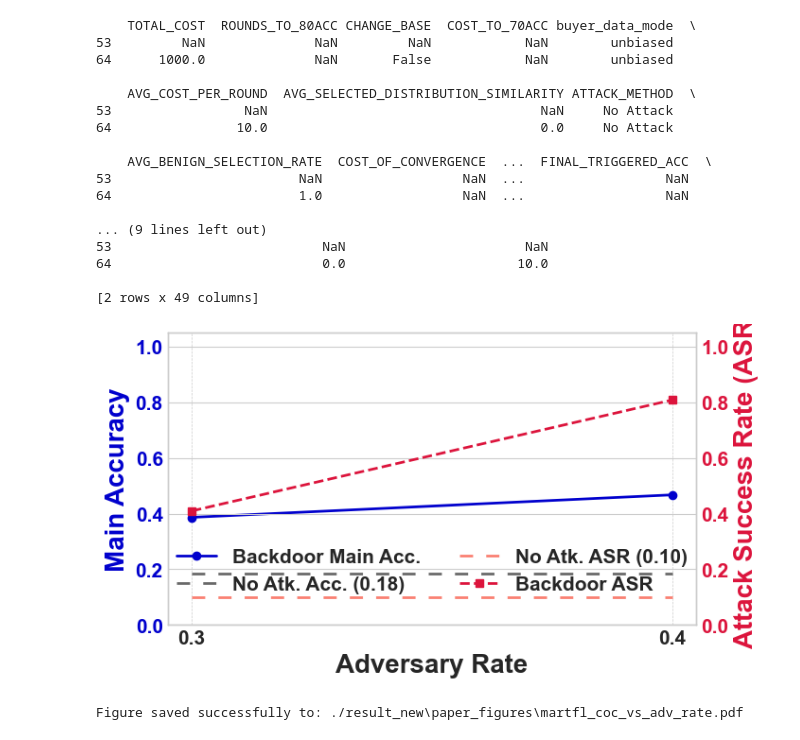
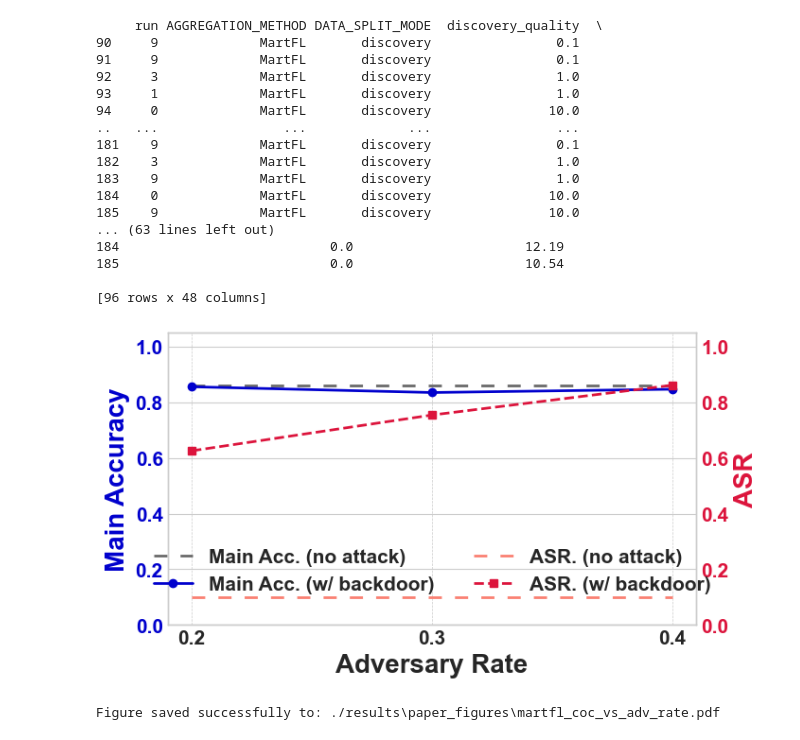
Before and after one commit to szyszyzys/poison_data_valuation, a Jupyter notebook: visual_results.ipynb, the cells around one changed output. Saved outputs shown, nothing was run; the diff lists cells and outputs as text; code cells hidden in the pictures.

```diff
--- a/visual_results.ipynb
+++ b/visual_results.ipynb
@@ -5,7 +5,7 @@ import pandas as pd
 import seaborn as sns
 
 # --- Configuration ---
-OUTPUT_DIR = "./result_new"  # Or your actual path
+OUTPUT_DIR = "./results"  # Or your actual path
 # TARGET_ACCURACY_COC = 0.8 # Not used in Gini/Selection plots, but good to have if other plots use it
 
 # --- Helper Function for Preprocessing ---
@@ -89,7 +89,7 @@ FLOAT_PRECISIONS = {
 
 CATEGORICAL_MAPPINGS = {
     'ATTACK_METHOD': {
-        'single': 'Data Poison',
+        'single': 'Backdoor',
         np.nan: 'No Attack',  # Handles empty cells in CSV read as pandas NaN
         'None': 'No Attack',   # Handles cells with string 'None'
         'no_attack': 'No Attack' # Handles cells with string 'no_attack'
@@ -412,7 +412,7 @@ from matplotlib.lines import Line2D  # For custom legend
 if not summary_df_avg.empty:
     # --- Data Preparation ---
     plot_data = summary_df_avg.copy()
-    plot_data = plot_data[plot_data['DATASET'] == TARGET_DATASET]
+    # plot_data = plot_data[plot_data['DATASET'] == TARGET_DATASET]
     no_attack_perf = plot_data[plot_data['ATTACK_METHOD'] == 'No Attack'].copy()
     print(no_attack_perf)
     if not no_attack_perf.empty:
@@ -423,7 +423,7 @@ if not summary_df_avg.empty:
         no_attack_avg_asr = np.nan
 
     backdoor_attack_filtered = plot_data[
-        (plot_data['attack_objective'] == 'Backdoor') &
+        # (plot_data['ATTACK_METHOD'] == 'Backdoor') &
         (plot_data['ADV_RATE'].isin(adv_rates_to_plot_on_x_for_attack))
         ].copy()
 
@@ -463,7 +463,7 @@ if not summary_df_avg.empty:
         ax1.hlines(y=no_attack_avg_acc, xmin=x_min_for_no_attack_line, xmax=x_max_for_no_attack_line,
                    color=no_attack_acc_color, linestyle=(0, (5, 5)), linewidth=LINE_WIDTH)  # Dash-dot style
         legend_elements.append(Line2D([0], [0], color=no_attack_acc_color, linestyle=(0, (5, 5)), lw=LINE_WIDTH,
-                                      label=f'No Atk. Acc. ({no_attack_avg_acc:.2f})'))
+                                      label=f'Main Acc. (no attack)'))
 
     # 2. Plot "Backdoor" Main Accuracy
     if not backdoor_attack_avg_perf.empty:
@@ -471,7 +471,7 @@ if not summary_df_avg.empty:
                  color=main_acc_color_attack, linestyle='-', marker='o',
                  linewidth=LINE_WIDTH, markersize=MARKER_SIZE)
         legend_elements.append(Line2D([0], [0], color=main_acc_color_attack, linestyle='-', marker='o', lw=LINE_WIDTH,
-                                      label='Backdoor Main Acc.'))
+                                      label='Main Acc. (w/ backdoor)'))
 
     ax1.set_xlabel('Adversary Rate')
     ax1.set_ylabel('Main Accuracy', color=main_acc_color_attack)  # Color matches line
@@ -487,7 +487,7 @@ if not summary_df_avg.empty:
         ax2.hlines(y=no_attack_avg_asr, xmin=x_min_for_no_attack_line, xmax=x_max_for_no_attack_line,
                    color=no_attack_asr_color, linestyle=(0, (5, 5)), linewidth=LINE_WIDTH)  # Dash-dot style
         legend_elements.append(Line2D([0], [0], color=no_attack_asr_color, linestyle=(0, (5, 5)), lw=LINE_WIDTH,
-                                      label=f'No Atk. ASR ({no_attack_avg_asr:.2f})'))
+                                      label=f'ASR. (no attack)'))
 
     # 5. Plot "Backdoor" ASR
     if not backdoor_attack_avg_perf.empty:
@@ -495,9 +495,9 @@ if not summary_df_avg.empty:
                  color=asr_color_attack, linestyle='--', marker='s',
                  linewidth=LINE_WIDTH, markersize=MARKER_SIZE)
         legend_elements.append(
-            Line2D([0], [0], color=asr_color_attack, linestyle='--', marker='s', lw=LINE_WIDTH, label='Backdoor ASR'))
+            Line2D([0], [0], color=asr_color_attack, linestyle='--', marker='s', lw=LINE_WIDTH, label='ASR. (w/ backdoor)'))
 
-    ax2.set_ylabel('Attack Success Rate (ASR)', color=asr_color_attack)  # Color matches line
+    ax2.set_ylabel('ASR', color=asr_color_attack)  # Color matches line
     ax2.tick_params(axis='y', labelcolor=asr_color_attack)
     ax2.set_ylim(0, 1.05)
 
@@ -513,48 +513,48 @@ if not summary_df_avg.empty:
 
     # Legend: More compact, 2 columns below plot
     if legend_elements:
         legend_elements.sort(key=lambda x: ("No Attack" not in x.get_label(), "Main Acc" not in x.get_label()))
         fig.legend(handles=legend_elements,
                    loc='lower center',  # Place below plot
                    bbox_to_anchor=(0.5, 0.3),  # Adjust y for spacing below x-axis label
                    ncol=2,  # Try 2 columns for 4 items
                    frameon=False)  # Remove legend frame for cleaner look in paper
 
     # fig.suptitle(f'{current_aggregation_method}: Performance vs. ASR', fontsize=TITLE_FONT_SIZE, y=0.98,
     #              fontweight='bold')
     plt.tight_layout(
         rect=[0, 0.1, 1, 0.95])  # Adjust rect for suptitle and bottom legend (0.1 at bottom for legend space)
     # plt.savefig(f"{current_aggregation_method}_perf_vs_asr.pdf", bbox_inches='tight') # Example save
 
     plt.show()
     save_figure_as_pdf(
         fig=fig,
         output_directory=FIGURE_SAVE_DIR,
         base_filename="coc_vs_adv_rate", # Base name describing the plot
         current_aggregation_method=AGG_METHOD_TO_ANALYZE,
         # other_details=f"target{int(TARGET_ACCURACY_COC*100)}acc" # Example other detail
     )
 
 
 else:
     print("summary_df_avg is empty or became empty after preprocessing. Skipping Plot.")
 # %% [output]
-    TOTAL_COST  ROUNDS_TO_80ACC CHANGE_BASE  COST_TO_70ACC buyer_data_mode  \
-53         NaN              NaN         NaN            NaN        unbiased
-64      1000.0              NaN       False            NaN        unbiased
+     run AGGREGATION_METHOD DATA_SPLIT_MODE  discovery_quality  \
+90     9             MartFL       discovery                0.1
+91     9             MartFL       discovery                0.1
+92     3             MartFL       discovery                1.0
+93     1             MartFL       discovery                1.0
+94     0             MartFL       discovery               10.0
+..   ...                ...             ...                ...
+181    9             MartFL       discovery                0.1
+182    3             MartFL       discovery                1.0
+183    9             MartFL       discovery                1.0
+184    0             MartFL       discovery               10.0
+185    9             MartFL       discovery               10.0
+... (63 lines left out)
+184                           0.0                      12.19
+185                           0.0                      10.54
 
-    AVG_COST_PER_ROUND  AVG_SELECTED_DISTRIBUTION_SIMILARITY ATTACK_METHOD  \
-53                 NaN                                   NaN     No Attack
-64                10.0                                   0.0     No Attack
-
-    AVG_BENIGN_SELECTION_RATE  COST_OF_CONVERGENCE  ...  FINAL_TRIGGERED_ACC  \
-53                        NaN                  NaN  ...                  NaN
-64                        1.0                  NaN  ...                  NaN
-
-... (9 lines left out)
-53                           NaN                       NaN
-64                           0.0                      10.0
-
-[2 rows x 49 columns]
+[96 rows x 48 columns]
-[figure, old version]
+[figure, new version]
-Figure saved successfully to: ./result_new\paper_figures\martfl_coc_vs_adv_rate.pdf
+Figure saved successfully to: ./results\paper_figures\martfl_coc_vs_adv_rate.pdf
```
Also changed, not shown: parts of 15 cells of this notebook, 4 other files.
